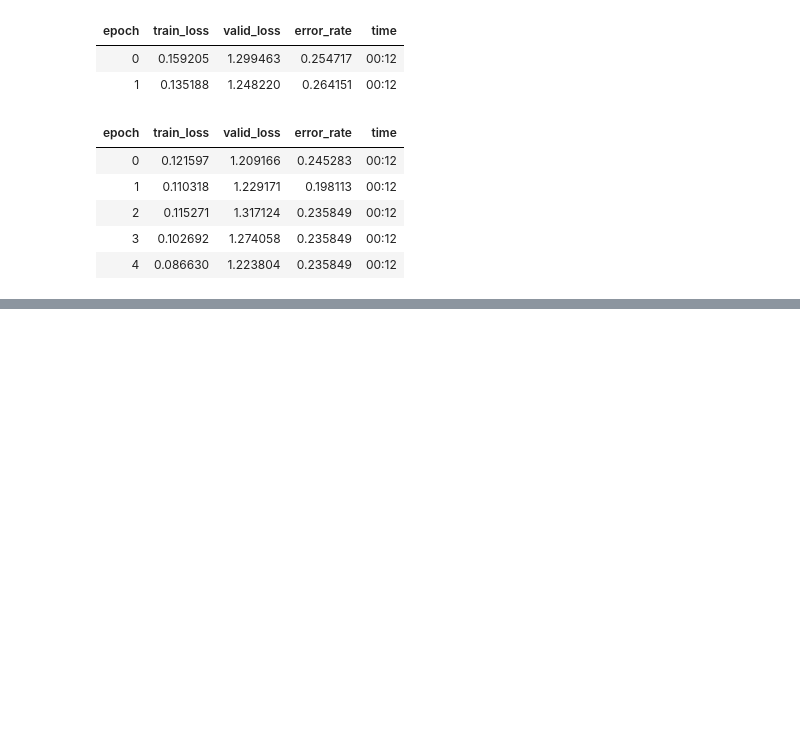
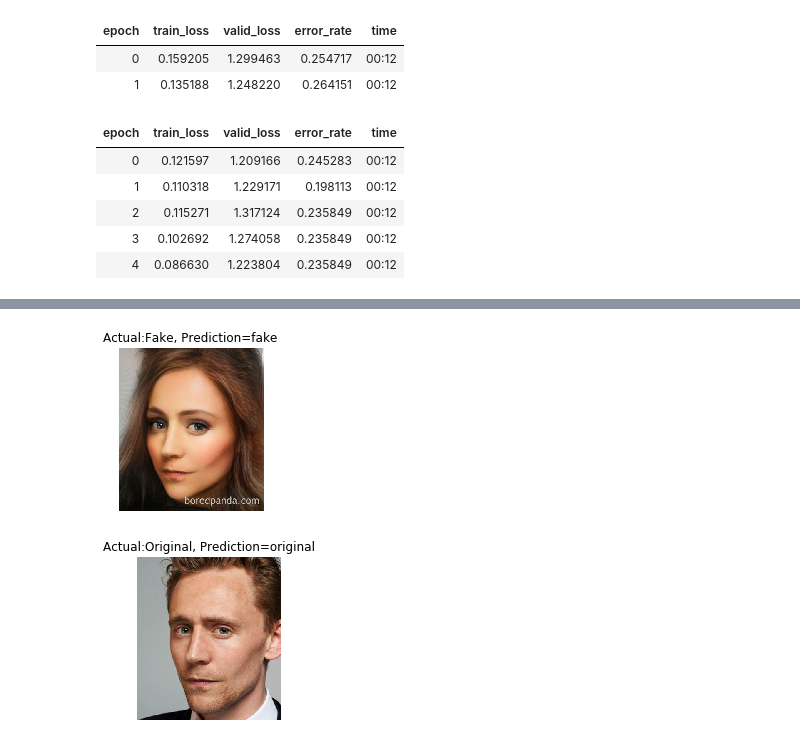
Before and after one commit to moaaztaha/Faceapp-Gender-Swap-Detection, a Jupyter notebook: Training a model.ipynb, the cells around one changed output, grey strips where cells are left out. Cells and saved outputs as stored; diff of their text form; code cells hidden in the pictures; blank space fills up the shorter version.

```diff
--- a/Training a model.ipynb
+++ b/Training a model.ipynb
@@ -113,0 +162,13 @@ learn.save('stage-34')
+# %%
+def test_2_images(images, labels):
+    test_images = ['Fake', 'Original']
+    for i, image in enumerate(images):
+        show_image(image)
+        pred = learn.predict(image)
+        plt.title(f"Actual:{labels[i]}, Prediction={data.classes[pred[1].item()]}")
+        plt.show()
+# %%
+test_2_images([fake_img, orig_img], ['Fake', 'Original'])
+# %% [output]
+[figure, added]
+[figure, added]
```
Also changed, not shown: parts of 85 cells of this notebook, 1 other file.
